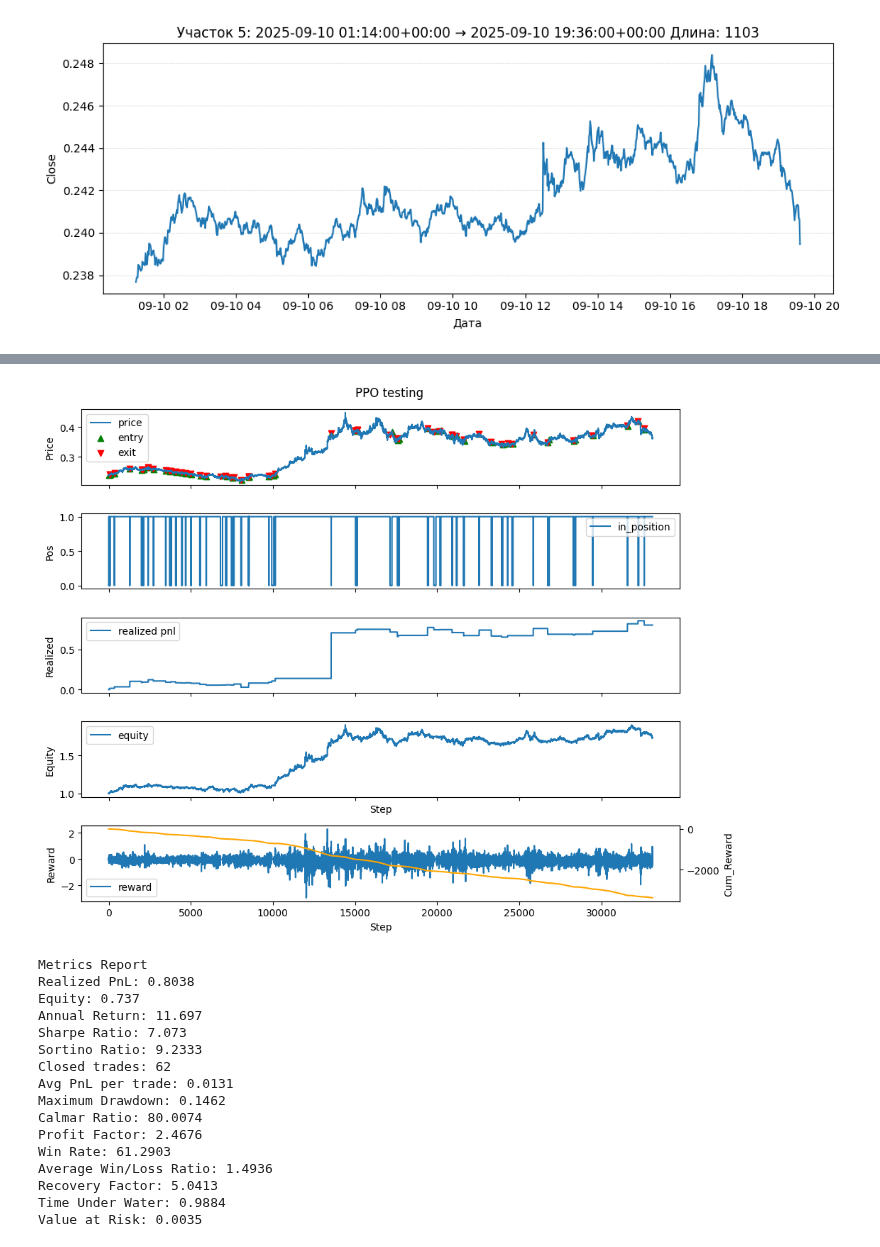
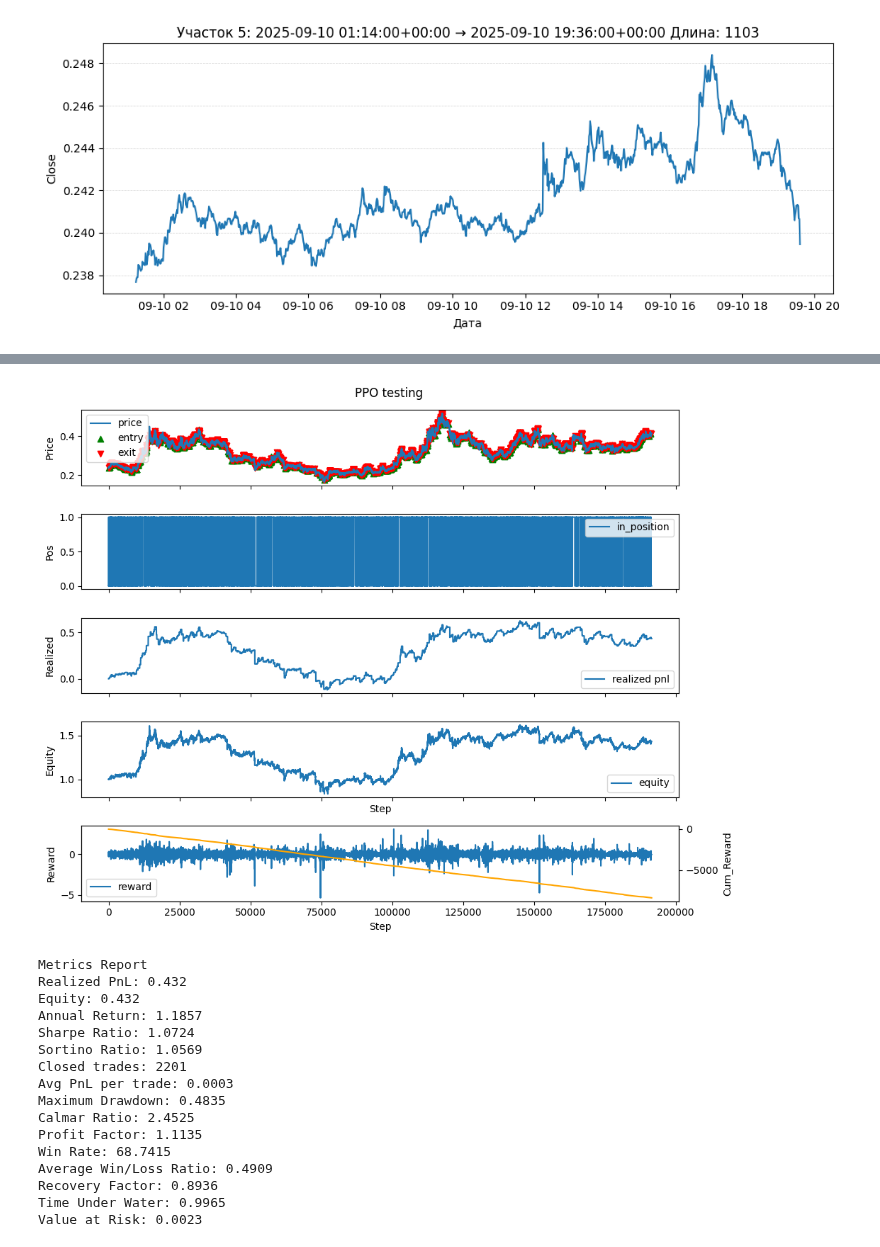
Before and after one commit to SIA86/pretrained_rl_ppo_model, a Jupyter notebook: Копия RL_training.ipynb, the cells around one changed output, grey strips where cells are left out. Cells and saved outputs as stored; diff of their text form; code cells hidden in the pictures.

```diff
--- a/Копия RL_training.ipynb
+++ b/Копия RL_training.ipynb
@@ -293,13 +293,13 @@ avg_return = -0.1172
 """
 # %%
 # @title Обучение на весах SL модели
-SL_MODEL_CONFIG = "/content/drive/MyDrive/stocks/pretrained_rl_ppo/sl_weights/q_labels_exp1/config.joblib"
-PPO_SAVE_PATH = '/content/drive/MyDrive/stocks/pretrained_rl_ppo/ppo_weights/q_labels_exp1'
+SL_MODEL_CONFIG = "/content/drive/MyDrive/stocks/pretrained_rl_ppo/sl_weights/soft_labels_exp1/config.joblib"
+PPO_SAVE_PATH = '/content/drive/MyDrive/stocks/pretrained_rl_ppo/ppo_weights/soft_labels_exp3'
 CONFIG = joblib.load(SL_MODEL_CONFIG)
 
 SPLITS = (0.70, 0.10, 0.20)
-BEST_MODEL_PATH = "/content/drive/MyDrive/stocks/pretrained_rl_ppo/sl_weights/q_labels_exp1/best_full_model_ep:56_f1:52.3.weights.h5"
-BEST_BACKBONE_PATH = "/content/drive/MyDrive/stocks/pretrained_rl_ppo/sl_weights/q_labels_exp1/best_backbone__ep:56_f1:52.3.weights.h5"
+BEST_MODEL_PATH = "/content/drive/MyDrive/stocks/pretrained_rl_ppo/sl_weights/soft_labels_exp1/best_full_model_ep:18_f1:63.3.weights.h5"
+BEST_BACKBONE_PATH = "/content/drive/MyDrive/stocks/pretrained_rl_ppo/sl_weights/soft_labels_exp1/best_backbone__ep:18_f1:63.3.weights.h5"
 BEST_CRITIC_PATH = "" # нет потому что в SL мы не учим критика, вместо этого берем backbone
 FEATURES = CONFIG['features']
 ACCOUNT_F = CONFIG['state']
@@ -312,21 +312,21 @@ PPO_UNITS = CONFIG['units'] #  кол-во нейронов (такое же к
 PPO_DROPOUT = CONFIG['dropout']
 
 # PPO params
-PPO_UPDATES = 40         # число обновлений политики за цикл обучения (эпохи)
+PPO_UPDATES = 100         # число обновлений политики за цикл обучения (эпохи)
 PPO_N_ENV = 160         # количество параллельных окружений для сбора данных
-PPO_N_VAL = 5           # кол-во валидаций на один update
+PPO_N_VAL = 6           # кол-во валидаций на один update
 PPO_ROLLOUT = 1024       # длина траектории (количество шагов), собираемой перед обновлением
-PPO_ACTOR_LR = 3e-3     # скорость обучения актёра
+PPO_ACTOR_LR = 1e-3     # скорость обучения актёра
 PPO_CRITIC_LR = 1e-4    # скорость обучения критика
-PPO_CLIP_RATIO = 0.5    # центральный гиперпараметр в алгоритме Proximal Policy Optimization. Его называют «шириной зажима»
+PPO_CLIP_RATIO = 1.3    # центральный гиперпараметр в алгоритме Proximal Policy Optimization. Его называют «шириной зажима»
 PPO_C1 = 0.3            # коэффициент перед вкладом ошибки критика в функции потерь
-PPO_C2 = 0.05           # коэффициент перед бонусом энтропии в функции потерь (чем больше, тем больше эксплорейшн)
-PPO_GAMMA = 0.99        # (discount factor) — коэффициент дисконтирования будущих вознаграждений.
+PPO_C2 = 0.01           # коэффициент перед бонусом энтропии в функции потерь (чем больше, тем больше эксплорейшн)
+PPO_GAMMA = 0.98        # (discount factor) — коэффициент дисконтирования будущих вознаграждений.
 PPO_LAM = 0.95          # параметр обобщённой оценки преимущества (GAE), регулирующий баланс между bias и variance.
 PPO_EPOCHS = 20         # количество проходов по батчу при обучении
 PPO_BATCH_SIZE = 128    # размер мини-батча для SGD
-PPO_TEACHER_KL = 0.3    # начальный вес KL‑регуляризации с teacher‑моделью
-PPO_KL_DECAY = 0.98      # коэффициент экспоненциального затухания веса KL
+PPO_TEACHER_KL = 0.5    # начальный вес KL‑регуляризации с teacher‑моделью
+PPO_KL_DECAY = 0.99      # коэффициент экспоненциального затухания веса KL
 PPO_ENTROPY_DECAY = 0.99 # коэффициент экспоненциального затухания веса entropy
 PPO_TARGET_KL = 0.01    # целевое значение KL‑дивергенции для ранней остановки
 PPO_MAX_GRAD_NORM = 0.5 # ограничение нормы градиента для стабилизации обучения
@@ -348,9 +348,9 @@ TRAIN_CFG = EnvConfig(
     spread=0.0   ,                      # задать, если цена- это midl_price (иначе 0)
     leverage=1.0,                       # плечо
     max_steps=PPO_ROLLOUT+PPO_SEQ_LEN,  # ограничение по длине эпизода
-    reward_scale=100.0,                 # вес пнл награды (у пнл обычно маленькое значение 0,001)
+    reward_scale=50.0,                 # вес пнл награды (у пнл обычно маленькое значение 0,001)
     use_log_reward=False,               # применение вместо относительного пнл, логарифма пнл
-    valid_time=30,                       # задержка после которой начинат начисляться штраф
+    valid_time=60,                       # задержка после которой начинат начисляться штраф
     time_penalty=0.0001,                # штраф за бездействие (np.sqrt(max(0, wait_steps -5) * time_penalty))
     hold_penalty=0.0001,                # штраф за удержание (np.sqrt(max(0, hold_steps -5) * hold_penalty))
 )
@@ -361,9 +361,9 @@ VAL_CFG = EnvConfig(
     spread=0.0   ,                      # задать, если цена- это midl_price (иначе 0)
     leverage=1.0,                       # плечо
     max_steps=5000,  # ограничение по длине эпизода
-    reward_scale=100.0,                 # вес пнл награды (у пнл обычно маленькое значение 0,001)
+    reward_scale=50.0,                 # вес пнл награды (у пнл обычно маленькое значение 0,001)
     use_log_reward=False,               # применение вместо относительного пнл, логарифма пнл
-    valid_time=30,                       # задержка после которой начинат начисляться штраф
+    valid_time=60,                       # задержка после которой начинат начисляться штраф
     time_penalty=0.0001,                # штраф за бездействие (np.sqrt(max(0, wait_steps -5) * time_penalty))
     hold_penalty=0.0001,
 )
@@ -679,17 +513,17 @@ Win Rate: 0.0000 / 0.0000
 # %%
 # @title Test simulation
-ACTOR_WEIGHTS = "/content/drive/MyDrive/stocks/pretrained_rl_ppo/ppo_weights/exp1/actor_best_ep:2_rt:0.2314.weights.h5"
-SL_MODEL_CONFIG = "/content/drive/MyDrive/stocks/pretrained_rl_ppo/sl_weights/exp1/config.joblib"
+ACTOR_WEIGHTS = "/content/drive/MyDrive/stocks/pretrained_rl_ppo/ppo_weights/soft_labels_exp3/actor_best_ep:40_rt:0.1536.weights.h5"
+SL_MODEL_CONFIG = "/content/drive/MyDrive/stocks/pretrained_rl_ppo/sl_weights/soft_labels_exp1/config.joblib"
 CONFIG = joblib.load(SL_MODEL_CONFIG)
 
 START = "2024-01-20"
-END = "2025-05-23"
+END = "2025-09-23"
 TEST_FROM = "2025-05-01"
 
 # Загружаем параметры из сохраненного конфига
 PPO_SEQ_LEN = CONFIG['seq_len']
 PPO_FEATURES_DIM = len(CONFIG['features']) + len(CONFIG['state'])
-PPO_UNITS_PER_LAYER = CONFIG['units_per_layer']
+PPO_UNITS = CONFIG['units']
 PPO_DROPOUT = CONFIG['dropout']
 PPO_NUM_ACTIONS = CONFIG['num_actions']
 FEATURES = CONFIG['features']
@@ -699,48 +533,48 @@ dataframe = df.loc[START:END].copy()
 _,_,ppo_test_df, _ = prepare_datasets(dataframe,
                                   FEATURES,
                                   test_from=TEST_FROM,
                                   norm_kind='minmax')
 
 TEST_CFG = EnvConfig(
     mode=1,
     fee=0.0002,
     spread=0.0,
     leverage=1.0,
     max_steps=1e9,
     reward_scale=100.0,
     use_log_reward=False,
     valid_time=5,
     time_penalty=0.00005,
     hold_penalty=0.00005,
 )
 
 testing_simulation(
     ppo_test_df,
     ACTOR_WEIGHTS,
     PPO_SEQ_LEN,
     PPO_FEATURES_DIM,
-    PPO_UNITS_PER_LAYER,
+    PPO_UNITS,
     PPO_DROPOUT,
     PPO_NUM_ACTIONS,
     FEATURES,
     TEST_CFG,
     debug=False
 )
 # %% [output]
-[figure, old version]
+[figure, new version]
 Metrics Report
-Realized PnL: 0.8038
-Equity: 0.737
-Annual Return: 11.697
-Sharpe Ratio: 7.073
-Sortino Ratio: 9.2333
-Closed trades: 62
-Avg PnL per trade: 0.0131
-Maximum Drawdown: 0.1462
-Calmar Ratio: 80.0074
-Profit Factor: 2.4676
-Win Rate: 61.2903
-Average Win/Loss Ratio: 1.4936
-Recovery Factor: 5.0413
-Time Under Water: 0.9884
-Value at Risk: 0.0035
+Realized PnL: 0.432
+Equity: 0.432
+Annual Return: 1.1857
+Sharpe Ratio: 1.0724
+Sortino Ratio: 1.0569
+Closed trades: 2201
+Avg PnL per trade: 0.0003
+Maximum Drawdown: 0.4835
+Calmar Ratio: 2.4525
+Profit Factor: 1.1135
+Win Rate: 68.7415
+Average Win/Loss Ratio: 0.4909
+Recovery Factor: 0.8936
+Time Under Water: 0.9965
+Value at Risk: 0.0023
```
Also changed, not shown: parts of 3 cells of this notebook.
